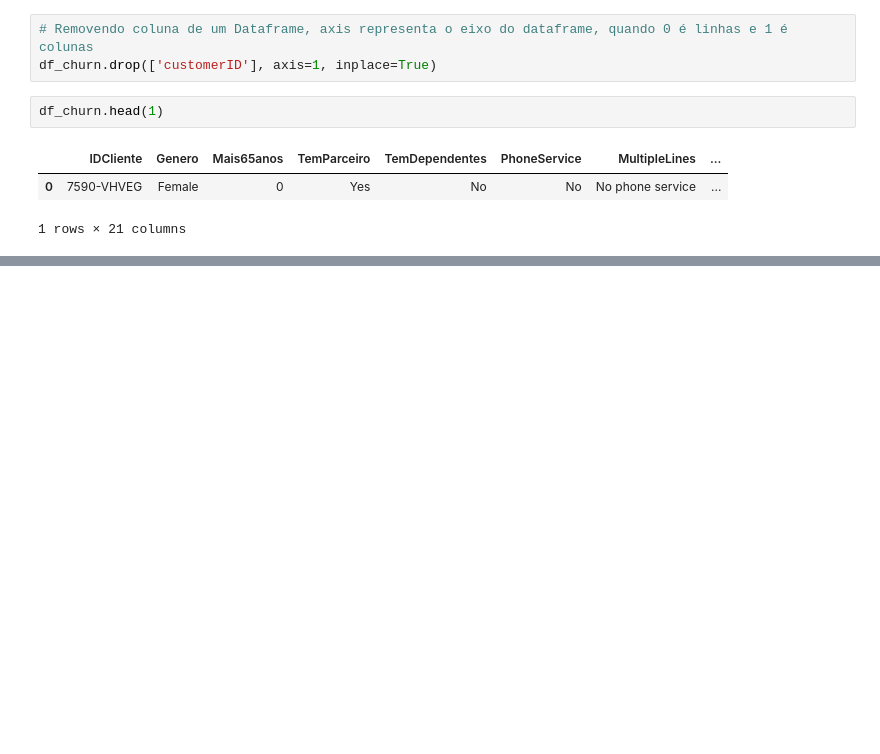
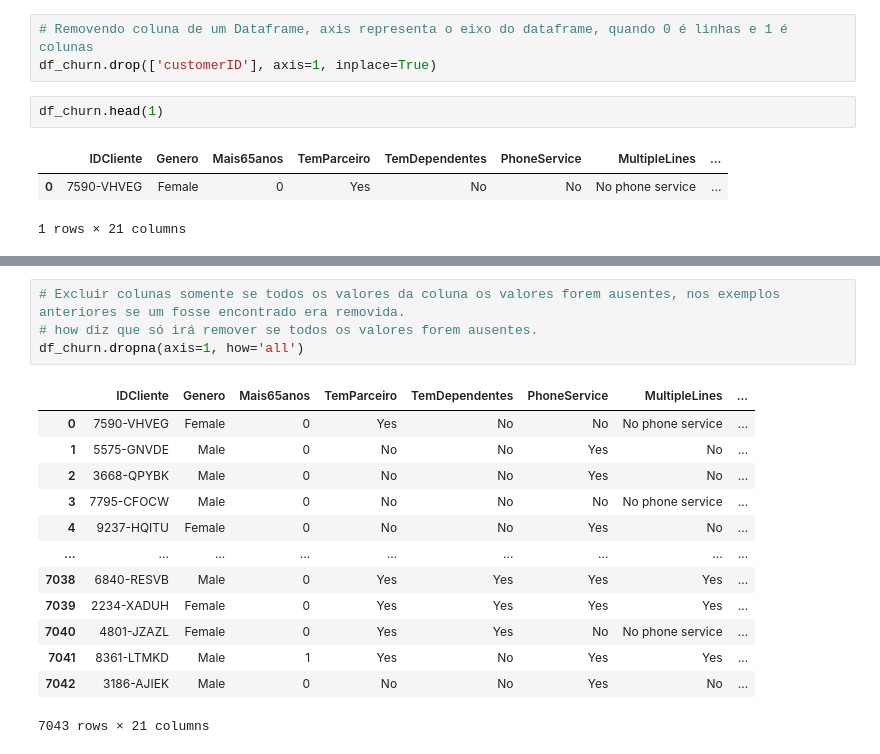
Before and after one commit to frafaelptu/ead, a Jupyter notebook: eda_churn.ipynb, the cells around one changed output, grey strips where cells are left out. Drawn from its saved outputs; the diff is of its cells as text; blank space fills up the shorter version.

```diff
--- a/eda_churn.ipynb
+++ b/eda_churn.ipynb
@@ -386,0 +473,18 @@ df_churn.head(1)
+# %%
+# Excluir colunas somente se todos os valores da coluna os valores forem ausentes, nos exemplos anteriores se um fosse encontrado era removida.
+# how diz que só irá remover se todos os valores forem ausentes.
+df_churn.dropna(axis=1, how='all')
+# %% [output]
+|  | IDCliente | Genero | Mais65anos | TemParceiro | TemDependentes | PhoneService | MultipleLines | ... |
+| 0 | 7590-VHVEG | Female | 0 | Yes | No | No | No phone service | ... |
+| 1 | 5575-GNVDE | Male | 0 | No | No | Yes | No | ... |
+| 2 | 3668-QPYBK | Male | 0 | No | No | Yes | No | ... |
+| 3 | 7795-CFOCW | Male | 0 | No | No | No | No phone service | ... |
+| 4 | 9237-HQITU | Female | 0 | No | No | Yes | No | ... |
+| ... | ... | ... | ... | ... | ... | ... | ... | ... |
+| 7038 | 6840-RESVB | Male | 0 | Yes | Yes | Yes | Yes | ... |
+| 7039 | 2234-XADUH | Female | 0 | Yes | Yes | Yes | Yes | ... |
+| 7040 | 4801-JZAZL | Female | 0 | Yes | Yes | No | No phone service | ... |
+| 7041 | 8361-LTMKD | Male | 1 | Yes | No | Yes | Yes | ... |
+| 7042 | 3186-AJIEK | Male | 0 | No | No | Yes | No | ... |
+7043 rows × 21 columns
```
Also changed, not shown: parts of 16 cells of this notebook.
